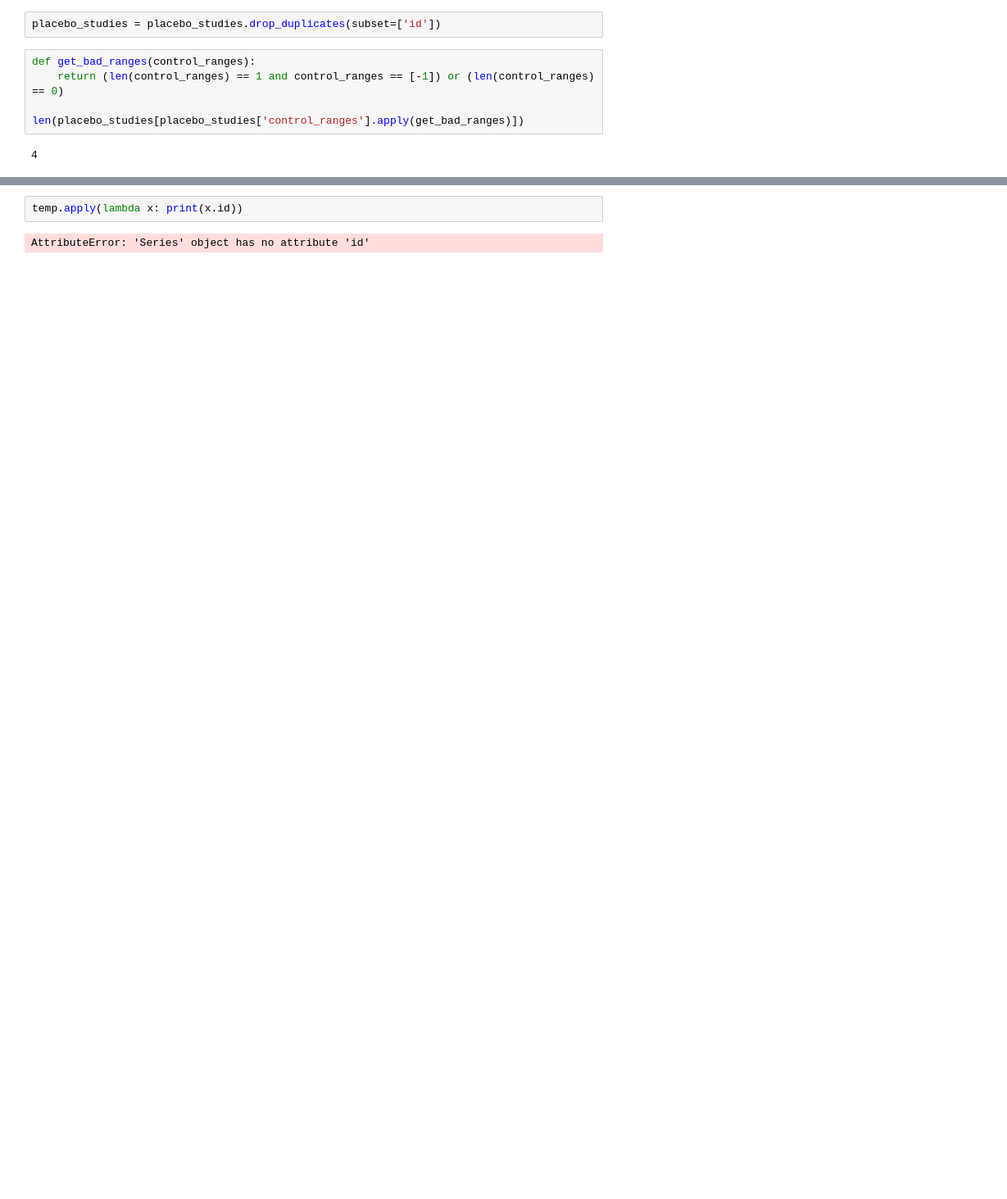
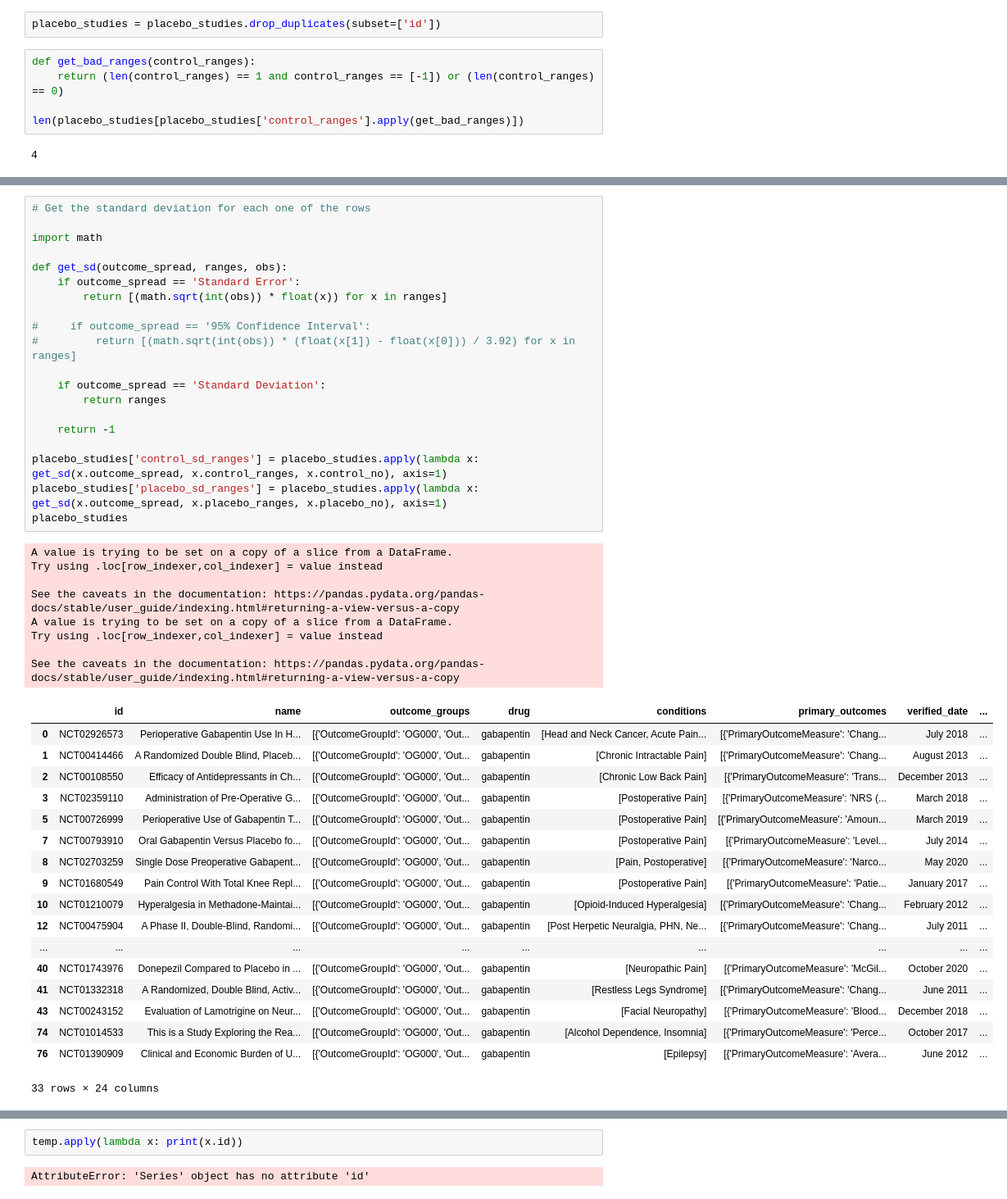
Before and after one commit to porterehunley/drugprocessing, a Jupyter notebook: ClincalTrialsPlayground.ipynb, the cells around one changed output, grey strips where cells are left out. Shown at 82% size. Drawn from its saved outputs; the diff is of its cells as text; blank space fills up the shorter version.

```diff
--- a/ClincalTrialsPlayground.ipynb
+++ b/ClincalTrialsPlayground.ipynb
@@ -479,3 +640,50 @@ placebo_studies['outcome_spread'].value_counts().plot.bar()
+# %%
+# Get the standard deviation for each one of the rows
+
+import math
+
+def get_sd(outcome_spread, ranges, obs):
+    if outcome_spread == 'Standard Error':
+        return [(math.sqrt(int(obs)) * float(x)) for x in ranges]
+
+#     if outcome_spread == '95% Confidence Interval':
+#         return [(math.sqrt(int(obs)) * (float(x[1]) - float(x[0])) / 3.92) for x in ranges]
+
+    if outcome_spread == 'Standard Deviation':
+        return ranges
+
+    return -1
+
+placebo_studies['control_sd_ranges'] = placebo_studies.apply(lambda x: get_sd(x.outcome_spread, x.control_ranges, x.control_no), axis=1)
+placebo_studies['placebo_sd_ranges'] = placebo_studies.apply(lambda x: get_sd(x.outcome_spread, x.placebo_ranges, x.placebo_no), axis=1)
+placebo_studies
+# %% [output]
+A value is trying to be set on a copy of a slice from a DataFrame.
+Try using .loc[row_indexer,col_indexer] = value instead
+
+See the caveats in the documentation: https://pandas.pydata.org/pandas-docs/stable/user_guide/indexing.html#returning-a-view-versus-a-copy
+A value is trying to be set on a copy of a slice from a DataFrame.
+Try using .loc[row_indexer,col_indexer] = value instead
+
+See the caveats in the documentation: https://pandas.pydata.org/pandas-docs/stable/user_guide/indexing.html#returning-a-view-versus-a-copy
+|  | id | name | outcome_groups | drug | conditions | primary_outcomes | verified_date | ... |
+| 0 | NCT02926573 | Perioperative Gabapentin Use In H... | [{'OutcomeGroupId': 'OG000', 'Out... | gabapentin | [Head and Neck Cancer, Acute Pain... | [{'PrimaryOutcomeMeasure': 'Chang... | July 2018 | ... |
+| 1 | NCT00414466 | A Randomized Double Blind, Placeb... | [{'OutcomeGroupId': 'OG000', 'Out... | gabapentin | [Chronic Intractable Pain] | [{'PrimaryOutcomeMeasure': 'Chang... | August 2013 | ... |
+| 2 | NCT00108550 | Efficacy of Antidepressants in Ch... | [{'OutcomeGroupId': 'OG000', 'Out... | gabapentin | [Chronic Low Back Pain] | [{'PrimaryOutcomeMeasure': 'Trans... | December 2013 | ... |
+| 3 | NCT02359110 | Administration of Pre-Operative G... | [{'OutcomeGroupId': 'OG000', 'Out... | gabapentin | [Postoperative Pain] | [{'PrimaryOutcomeMeasure': 'NRS (... | March 2018 | ... |
+| 5 | NCT00726999 | Perioperative Use of Gabapentin T... | [{'OutcomeGroupId': 'OG000', 'Out... | gabapentin | [Postoperative Pain] | [{'PrimaryOutcomeMeasure': 'Amoun... | March 2019 | ... |
+| 7 | NCT00793910 | Oral Gabapentin Versus Placebo fo... | [{'OutcomeGroupId': 'OG000', 'Out... | gabapentin | [Postoperative Pain] | [{'PrimaryOutcomeMeasure': 'Level... | July 2014 | ... |
+| 8 | NCT02703259 | Single Dose Preoperative Gabapent... | [{'OutcomeGroupId': 'OG000', 'Out... | gabapentin | [Pain, Postoperative] | [{'PrimaryOutcomeMeasure': 'Narco... | May 2020 | ... |
+| 9 | NCT01680549 | Pain Control With Total Knee Repl... | [{'OutcomeGroupId': 'OG000', 'Out... | gabapentin | [Postoperative Pain] | [{'PrimaryOutcomeMeasure': 'Patie... | January 2017 | ... |
+| 10 | NCT01210079 | Hyperalgesia in Methadone-Maintai... | [{'OutcomeGroupId': 'OG000', 'Out... | gabapentin | [Opioid-Induced Hyperalgesia] | [{'PrimaryOutcomeMeasure': 'Chang... | February 2012 | ... |
+| 12 | NCT00475904 | A Phase II, Double-Blind, Randomi... | [{'OutcomeGroupId': 'OG000', 'Out... | gabapentin | [Post Herpetic Neuralgia, PHN, Ne... | [{'PrimaryOutcomeMeasure': 'Chang... | July 2011 | ... |
+| ... | ... | ... | ... | ... | ... | ... | ... | ... |
+| 40 | NCT01743976 | Donepezil Compared to Placebo in ... | [{'OutcomeGroupId': 'OG000', 'Out... | gabapentin | [Neuropathic Pain] | [{'PrimaryOutcomeMeasure': 'McGil... | October 2020 | ... |
+| 41 | NCT01332318 | A Randomized, Double Blind, Activ... | [{'OutcomeGroupId': 'OG000', 'Out... | gabapentin | [Restless Legs Syndrome] | [{'PrimaryOutcomeMeasure': 'Chang... | June 2011 | ... |
+| 43 | NCT00243152 | Evaluation of Lamotrigine on Neur... | [{'OutcomeGroupId': 'OG000', 'Out... | gabapentin | [Facial Neuropathy] | [{'PrimaryOutcomeMeasure': 'Blood... | December 2018 | ... |
+| 74 | NCT01014533 | This is a Study Exploring the Rea... | [{'OutcomeGroupId': 'OG000', 'Out... | gabapentin | [Alcohol Dependence, Insomnia] | [{'PrimaryOutcomeMeasure': 'Perce... | October 2017 | ... |
+| 76 | NCT01390909 | Clinical and Economic Burden of U... | [{'OutcomeGroupId': 'OG000', 'Out... | gabapentin | [Epilepsy] | [{'PrimaryOutcomeMeasure': 'Avera... | June 2012 | ... |
+33 rows × 24 columns
 # %%
 # Now let's take a shot at making the effectiveness score - I wonder if we can just take the p-value
 # from each of the studies - I can't find the p-value for some but I can use one for others??
```
Also changed, not shown: parts of 26 cells of this notebook.
